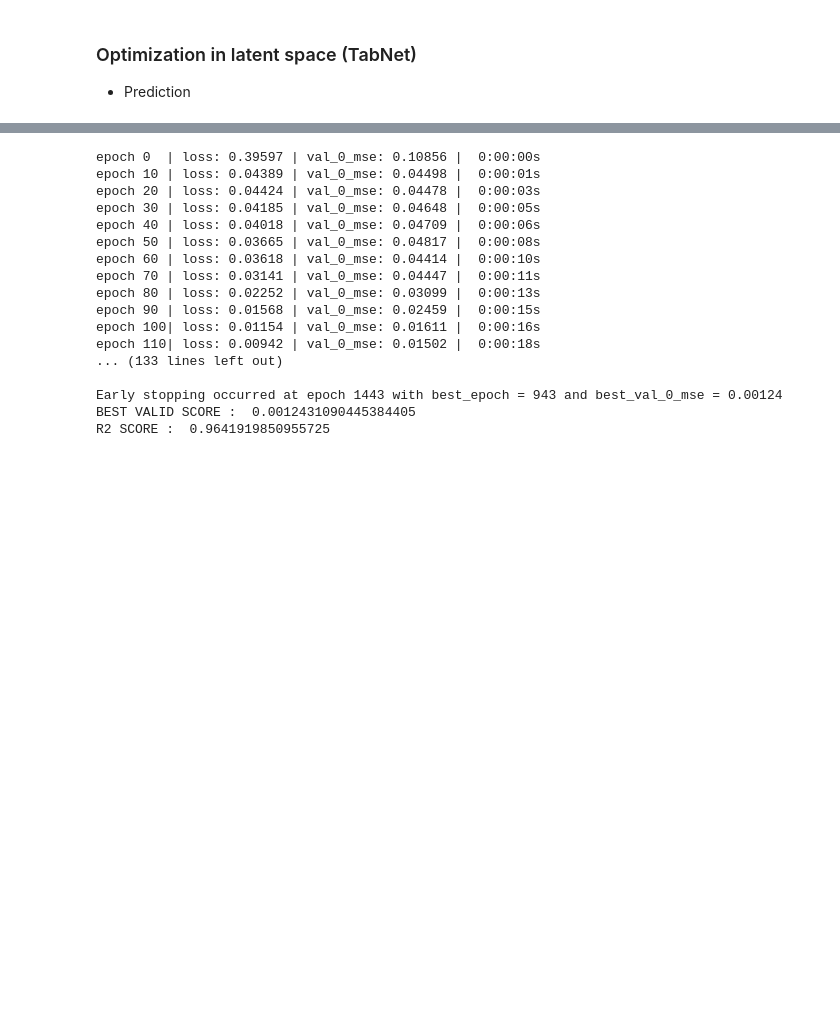
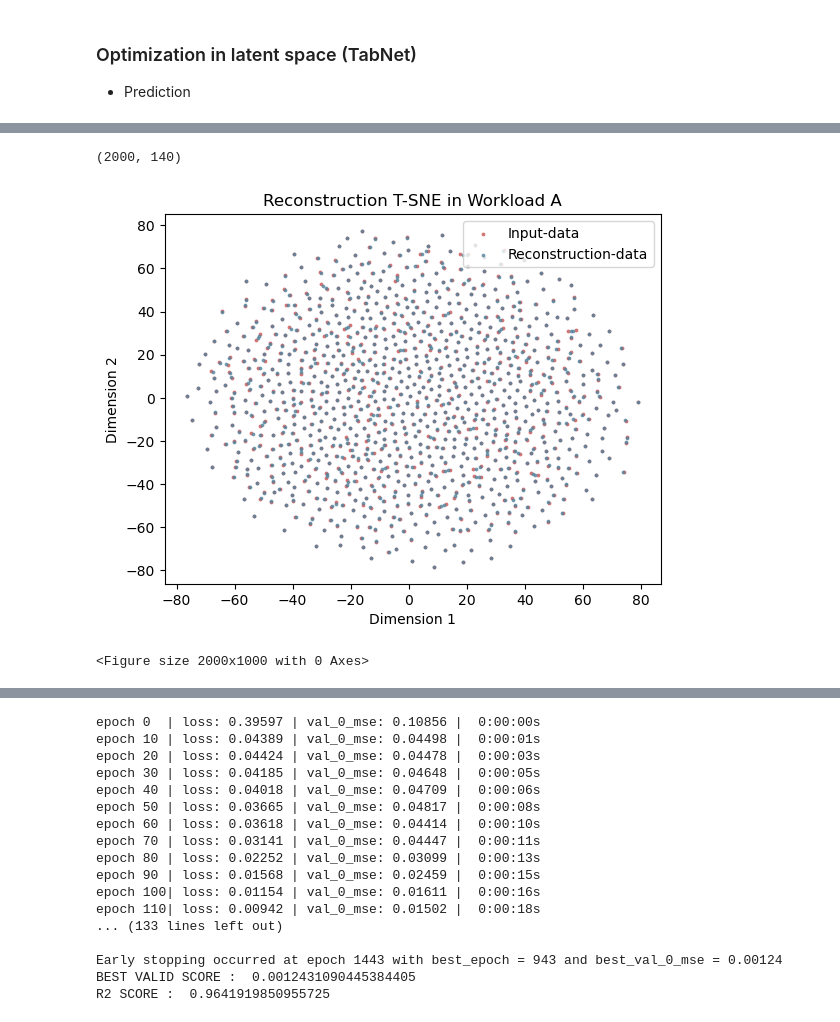
Before and after one commit to addb-swstarlab/DATATune, a Jupyter notebook: TADA.ipynb, the cells around one changed output, grey strips where cells are left out. Drawn from its saved outputs; the diff is of its cells as text; code cells hidden in the pictures; blank space fills up the shorter version.

```diff
--- a/TADA.ipynb
+++ b/TADA.ipynb
@@ -554,0 +535,52 @@ BO'S Encoded Latent Vector: tensor([[0.5961, 0.4805, 0.5872,  ..., 0.5159, 0.492
+# %%
+label_total = torch.tensor(X_test)
+recon_total = model(torch.tensor(X_test).to("cuda").float())
+
+label_total_np = label_total.detach().cpu().numpy()
+recon_total_np = recon_total.detach().cpu().numpy()
+
+all_concat = np.concatenate([label_total_np,recon_total_np] )
+all_concat.shape
+# %% [output]
+(2000, 140)
+# %%
+from sklearn.manifold import TSNE
+from sklearn.preprocessing import MinMaxScaler,StandardScaler
+# from sklearn.datasets import load_digit
+import torch
+
+
+n_components = 2
+
+tsne_model = TSNE(n_components=n_components)
+
+# r2 = tsne_model.fit_transform(torch.tensor(synthetic_data).cpu())
+#scaler = MinMaxScaler()
+#output_array = scaler.fit_transform(outputs_np)
+r3 = tsne_model.fit_transform(all_concat)
+
+
+# print(tsne_model.fit_transform(input_array))
+
+# print(tsne_model.fit_transform(input_array))
+# %%
+import matplotlib.pyplot as plt
+
+# t-SNE 결과 시각화
+# plt.scatter(r3[:1000, 0], r3[:1000, 1], s=3, color='#ED7D31',  label='Input-data')
+# plt.scatter(r3[1000:, 0], r3[1000:, 1], s=3, color='#8E7AB5', alpha=0.7,marker='*' ,label='Reconstruction-data')
+
+plt.scatter(r3[:1000, 0], r3[:1000, 1], s=3, color='#D37676',  label='Input-data')
+plt.scatter(r3[1000:, 0], r3[1000:, 1], s=3, color='#51829B', alpha=0.7, label='Reconstruction-data')
+
+plt.title('Reconstruction T-SNE in Workload A')
+plt.xlabel('Dimension 1')
+plt.ylabel('Dimension 2')
+
+
+plt.legend(loc='upper right')
+plt.figure(figsize=(20,10))
+plt.show()
+# %% [output]
+[figure, added]
+<Figure size 2000x1000 with 0 Axes>
```
Also changed, not shown: parts of 10 cells of this notebook.
